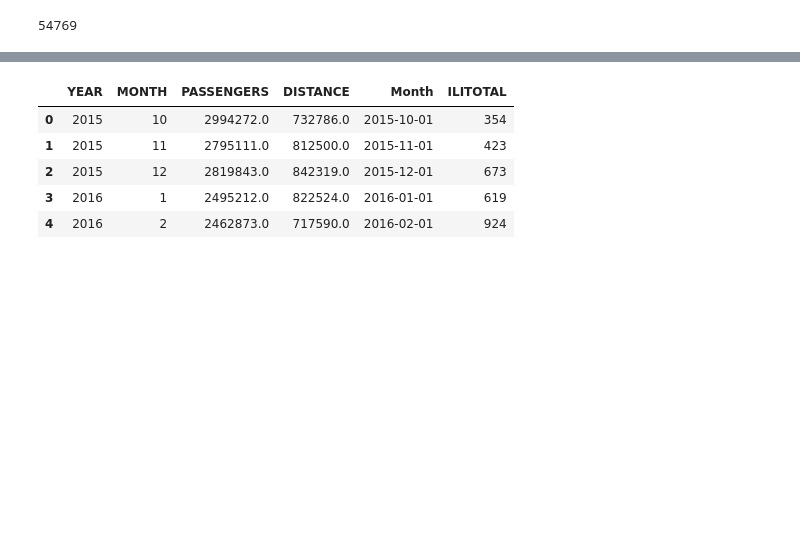
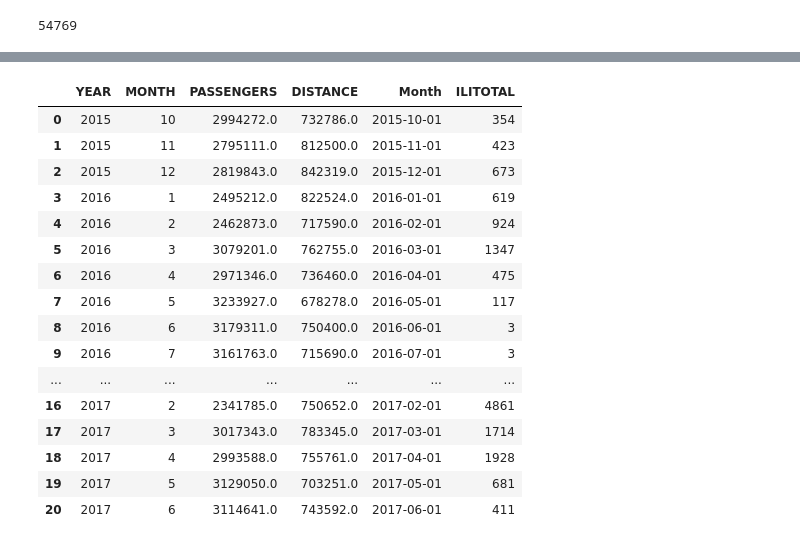
Before and after one commit to giolee88/FluTracker, a Jupyter notebook: Code/Flutracker_Plots.ipynb, the cells around one changed output, grey strips where cells are left out. Drawn from its saved outputs; the diff is of its cells as text; code cells hidden in the pictures; blank space fills up the shorter version.

```diff
--- a/Code/Flutracker_Plots.ipynb
+++ b/Code/Flutracker_Plots.ipynb
@@ -335,15 +330,15 @@ df_air16_17 = df_air_ny.loc[(df_air_ny["YEAR"]==2016) | (df_air_ny["YEAR"]==2017
 # %%
-df_air_ny_grp1 = df_air15_16[['YEAR','MONTH','PASSENGERS','DISTANCE','ORIGIN','ORIGIN_CITY_NAME','ORIGIN_STATE_ABR','DEST','DEST_CITY_NAME','DEST_STATE_ABR']]
-df_air_ny_grp2 = df_air16_17[['YEAR','MONTH','PASSENGERS','DISTANCE','ORIGIN','ORIGIN_CITY_NAME','ORIGIN_STATE_ABR','DEST','DEST_CITY_NAME','DEST_STATE_ABR']]
-df_air_ny_grp2.head()
-df_air_ny_grp1 = df_air_ny_grp1.groupby(['YEAR','MONTH'])
-df_air_ny_grp2 = df_air_ny_grp2.groupby(['YEAR','MONTH'])
-df_air_summary1 = pd.DataFrame(df_air_ny_grp1[['PASSENGERS','DISTANCE']].sum())
-df_air_summary2 = pd.DataFrame(df_air_ny_grp2[['PASSENGERS','DISTANCE']].sum())
-df_air_summary1 = df_air_summary1.reset_index()
-df_air_summary1.sort_values(by=['YEAR','MONTH'],ascending=True)
-df_air_summary2 = df_air_summary2.reset_index()
-df_air_summary2.sort_values(by=['YEAR','MONTH'],ascending=True)
-df_air_summary2.head()
+df_air_ny_grp = df_air_ny[['YEAR','MONTH','PASSENGERS','DISTANCE','ORIGIN','ORIGIN_CITY_NAME','ORIGIN_STATE_ABR','DEST','DEST_CITY_NAME','DEST_STATE_ABR']]
+# df_air_ny_grp2 = df_air16_17[['YEAR','MONTH','PASSENGERS','DISTANCE','ORIGIN','ORIGIN_CITY_NAME','ORIGIN_STATE_ABR','DEST','DEST_CITY_NAME','DEST_STATE_ABR']]
+# df_air_ny_grp2.head()
+df_air_ny_grp = df_air_ny_grp.groupby(['YEAR','MONTH'])
+# df_air_ny_grp2 = df_air_ny_grp2.groupby(['YEAR','MONTH'])
+df_air_summary = pd.DataFrame(df_air_ny_grp[['PASSENGERS','DISTANCE']].sum())
+# df_air_summary2 = pd.DataFrame(df_air_ny_grp2[['PASSENGERS','DISTANCE']].sum())
+df_air_summary = df_air_summary.reset_index()
+df_air_summary.sort_values(by=['YEAR','MONTH'],ascending=True)
+# df_air_summary2 = df_air_summary2.reset_index()
+# df_air_summary2.sort_values(by=['YEAR','MONTH'],ascending=True)
+df_air_summary
 # %% [output]
 |  | YEAR | MONTH | PASSENGERS | DISTANCE |
@@ -355,16 +361,27 @@ df_air_summary2.head()
 # %%
-mergeairflu1 = pd.merge(df_air_summary1, sortedILI, on=["YEAR", "MONTH"])
-mergeairflu1
-mergeairflu2 = pd.merge(df_air_summary2, sortedILI, on=["YEAR", "MONTH"])
-mergeairflu2
+mergeairflu = pd.merge(df_air_summary, sortedILI, on=["YEAR", "MONTH"])
+mergeairflu
+# mergeairflu2 = pd.merge(df_air_summary2, sortedILI, on=["YEAR", "MONTH"])
+# mergeairflu2
 
-mergeairflu = mergeairflu1
-mergeairflu = mergeairflu.append(mergeairflu2)
-mergeairflu.head()
+# mergeairflu = mergeairflu1
+# mergeairflu = mergeairflu.append(mergeairflu2)
+# mergeairflu
 # %% [output]
 |  | YEAR | MONTH | PASSENGERS | DISTANCE | Month | ILITOTAL |
 | 0 | 2015 | 10 | 2994272.0 | 732786.0 | 2015-10-01 | 354 |
 | 1 | 2015 | 11 | 2795111.0 | 812500.0 | 2015-11-01 | 423 |
 | 2 | 2015 | 12 | 2819843.0 | 842319.0 | 2015-12-01 | 673 |
 | 3 | 2016 | 1 | 2495212.0 | 822524.0 | 2016-01-01 | 619 |
 | 4 | 2016 | 2 | 2462873.0 | 717590.0 | 2016-02-01 | 924 |
+| 5 | 2016 | 3 | 3079201.0 | 762755.0 | 2016-03-01 | 1347 |
+| 6 | 2016 | 4 | 2971346.0 | 736460.0 | 2016-04-01 | 475 |
+| 7 | 2016 | 5 | 3233927.0 | 678278.0 | 2016-05-01 | 117 |
+| 8 | 2016 | 6 | 3179311.0 | 750400.0 | 2016-06-01 | 3 |
+| 9 | 2016 | 7 | 3161763.0 | 715690.0 | 2016-07-01 | 3 |
+| ... | ... | ... | ... | ... | ... | ... |
+| 16 | 2017 | 2 | 2341785.0 | 750652.0 | 2017-02-01 | 4861 |
+| 17 | 2017 | 3 | 3017343.0 | 783345.0 | 2017-03-01 | 1714 |
+| 18 | 2017 | 4 | 2993588.0 | 755761.0 | 2017-04-01 | 1928 |
+| 19 | 2017 | 5 | 3129050.0 | 703251.0 | 2017-05-01 | 681 |
+| 20 | 2017 | 6 | 3114641.0 | 743592.0 | 2017-06-01 | 411 |
```
Also changed, not shown: parts of 8 cells of this notebook.
